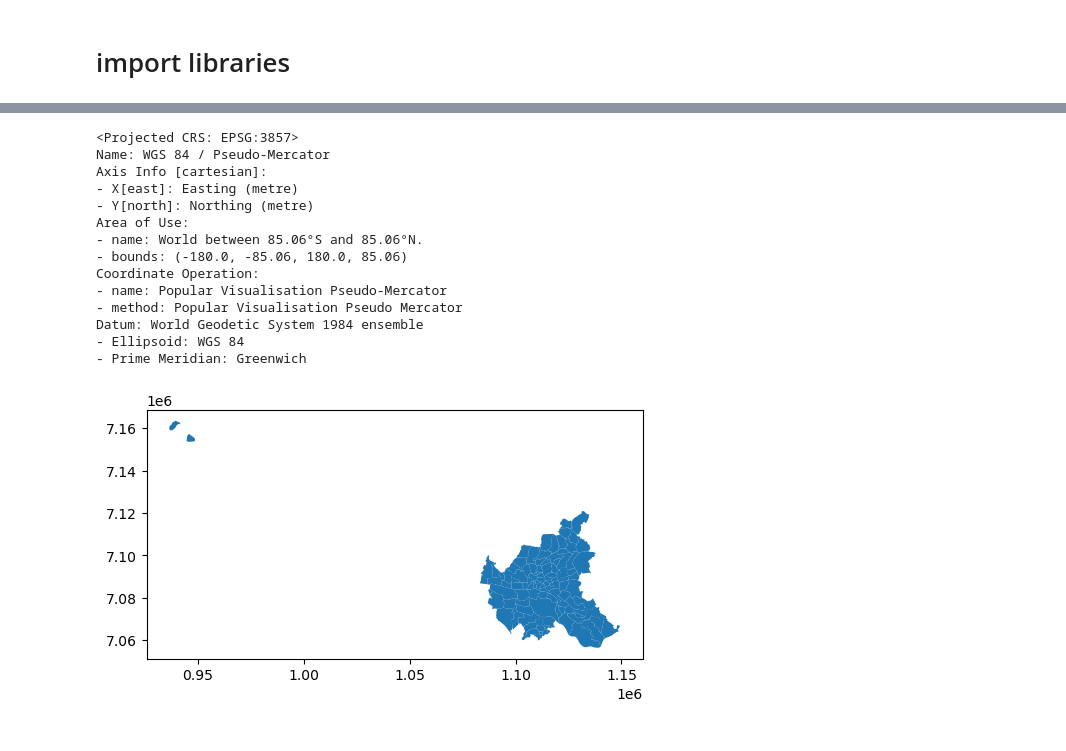
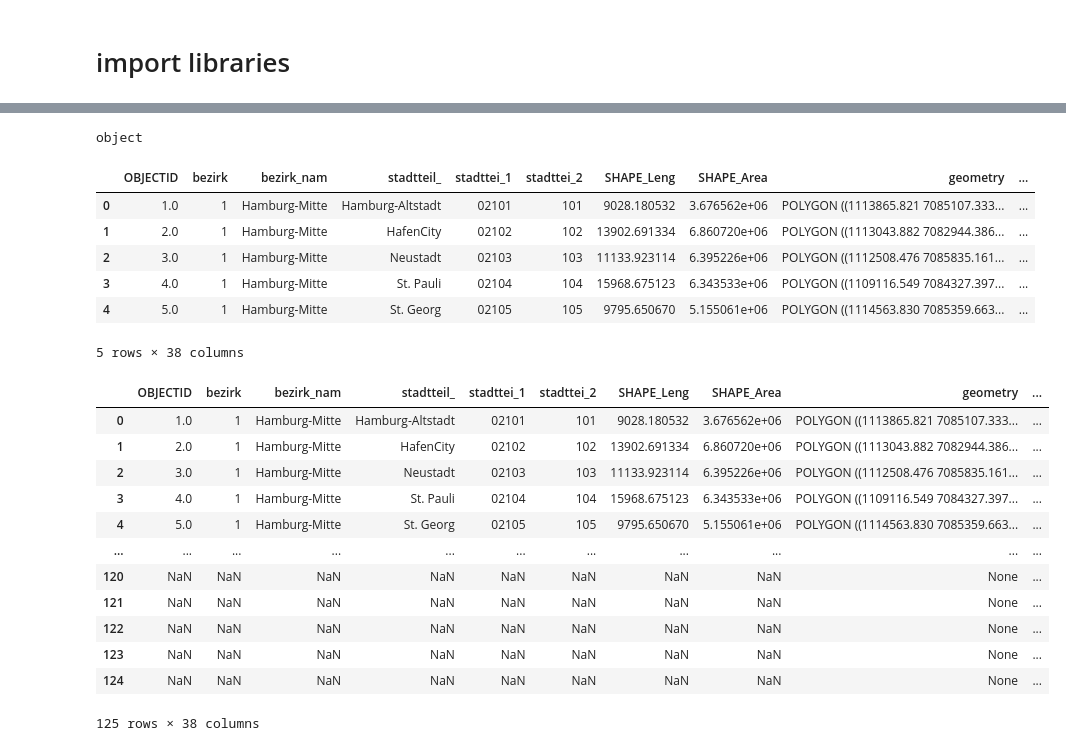
Before and after one commit to CharlotteGIS/egm722_project, a Jupyter notebook: my_project.ipynb, the cells around one changed output, grey strips where cells are left out. Saved outputs shown, nothing was run; the diff lists cells and outputs as text; code cells hidden in the pictures.

```diff
--- a/my_project.ipynb
+++ b/my_project.ipynb
@@ -110,19 +77,59 @@ print(admin_pop.head())
+# %%
+print(admin_pop['%unemployed>65'].dtype)
+#admin_pop["%unemployed"] = admin_pop["%unemployed"].astype(float)
+
+#convert function
+#def convert_type(x):
+    # Check the dtype of the input DataFrame column
+#    print('Original type:', x.dtype)
+
+    # Convert to float if not already a float
+#    if x.dtype != float:
+
+    # Check the dtype of the output DataFrame column
+      #  print('Reformed type:', x.dtype)
+
+ #   return x
+# Apply the function to columns A, B, and C
+#admin_pop[['%unemployed', '%unemployed>65' ]] = admin_pop[['%unemployed', '%social_benefits', '%social_housing','%unemployed>65' ]].apply(convert_type, axis=0)
+#columns=admin_pop.columns
+#for column in columns:
+
+  #  print(admin_pop.dtype)
+#buildings['gebaeudefu'] = buildings['gebaeudefu'].astype(int)
+# %% [output]
+object
 # %%
-#calculation of statiscts in joined data frame for visualization
-#admin_pop.plot()
+#first the code calculates the mean of the considered  socio economic indicators : the following will be selected for creation of socio-economic index: % unemployed, %social housing, %unemplyoed>65,%social benefits, %unemplyoed<18
+#add weights?
+weights = [1,0.5]
+mean_socstats = admin_pop[['%social_benefits','%social_housing']].mean(axis=1)
+admin_pop['mean_socstats'] = mean_socstats
+admin_pop.head()
 # %% [output]
+|  | OBJECTID | bezirk | bezirk_nam | stadtteil_ | stadttei_1 | stadttei_2 | SHAPE_Leng | SHAPE_Area | geometry | ... |
+| 0 | 1.0 | 1 | Hamburg-Mitte | Hamburg-Altstadt | 02101 | 101 | 9028.180532 | 3.676562e+06 | POLYGON ((1113865.821 7085107.333... | ... |
+| 1 | 2.0 | 1 | Hamburg-Mitte | HafenCity | 02102 | 102 | 13902.691334 | 6.860720e+06 | POLYGON ((1113043.882 7082944.386... | ... |
+| 2 | 3.0 | 1 | Hamburg-Mitte | Neustadt | 02103 | 103 | 11133.923114 | 6.395226e+06 | POLYGON ((1112508.476 7085835.161... | ... |
+| 3 | 4.0 | 1 | Hamburg-Mitte | St. Pauli | 02104 | 104 | 15968.675123 | 6.343533e+06 | POLYGON ((1109116.549 7084327.397... | ... |
+| 4 | 5.0 | 1 | Hamburg-Mitte | St. Georg | 02105 | 105 | 9795.650670 | 5.155061e+06 | POLYGON ((1114563.830 7085359.663... | ... |
-<Projected CRS: EPSG:3857>
-Name: WGS 84 / Pseudo-Mercator
-Axis Info [cartesian]:
-- X[east]: Easting (metre)
-- Y[north]: Northing (metre)
-Area of Use:
-- name: World between 85.06°S and 85.06°N.
-- bounds: (-180.0, -85.06, 180.0, 85.06)
-Coordinate Operation:
-- name: Popular Visualisation Pseudo-Mercator
-- method: Popular Visualisation Pseudo Mercator
-Datum: World Geodetic System 1984 ensemble
-- Ellipsoid: WGS 84
-- Prime Meridian: Greenwich
+5 rows × 38 columns
-[figure, removed]
+# %%
+#groups / classifies the results into percentile of the respective column
+admin_pop['qt_soc_stats'] = pd.qcut(admin_pop['mean_socstats'],5,labels=False)
+
+admin_pop
+# %% [output]
+|  | OBJECTID | bezirk | bezirk_nam | stadtteil_ | stadttei_1 | stadttei_2 | SHAPE_Leng | SHAPE_Area | geometry | ... |
+| 0 | 1.0 | 1 | Hamburg-Mitte | Hamburg-Altstadt | 02101 | 101 | 9028.180532 | 3.676562e+06 | POLYGON ((1113865.821 7085107.333... | ... |
+| 1 | 2.0 | 1 | Hamburg-Mitte | HafenCity | 02102 | 102 | 13902.691334 | 6.860720e+06 | POLYGON ((1113043.882 7082944.386... | ... |
+| 2 | 3.0 | 1 | Hamburg-Mitte | Neustadt | 02103 | 103 | 11133.923114 | 6.395226e+06 | POLYGON ((1112508.476 7085835.161... | ... |
+| 3 | 4.0 | 1 | Hamburg-Mitte | St. Pauli | 02104 | 104 | 15968.675123 | 6.343533e+06 | POLYGON ((1109116.549 7084327.397... | ... |
+| 4 | 5.0 | 1 | Hamburg-Mitte | St. Georg | 02105 | 105 | 9795.650670 | 5.155061e+06 | POLYGON ((1114563.830 7085359.663... | ... |
+| ... | ... | ... | ... | ... | ... | ... | ... | ... | ... | ... |
+| 120 | NaN | NaN | NaN | NaN | NaN | NaN | NaN | NaN | None | ... |
+| 121 | NaN | NaN | NaN | NaN | NaN | NaN | NaN | NaN | None | ... |
+| 122 | NaN | NaN | NaN | NaN | NaN | NaN | NaN | NaN | None | ... |
+| 123 | NaN | NaN | NaN | NaN | NaN | NaN | NaN | NaN | None | ... |
+| 124 | NaN | NaN | NaN | NaN | NaN | NaN | NaN | NaN | None | ... |
+125 rows × 38 columns
```
Also changed, not shown: parts of 8 cells of this notebook, 12 other files.
